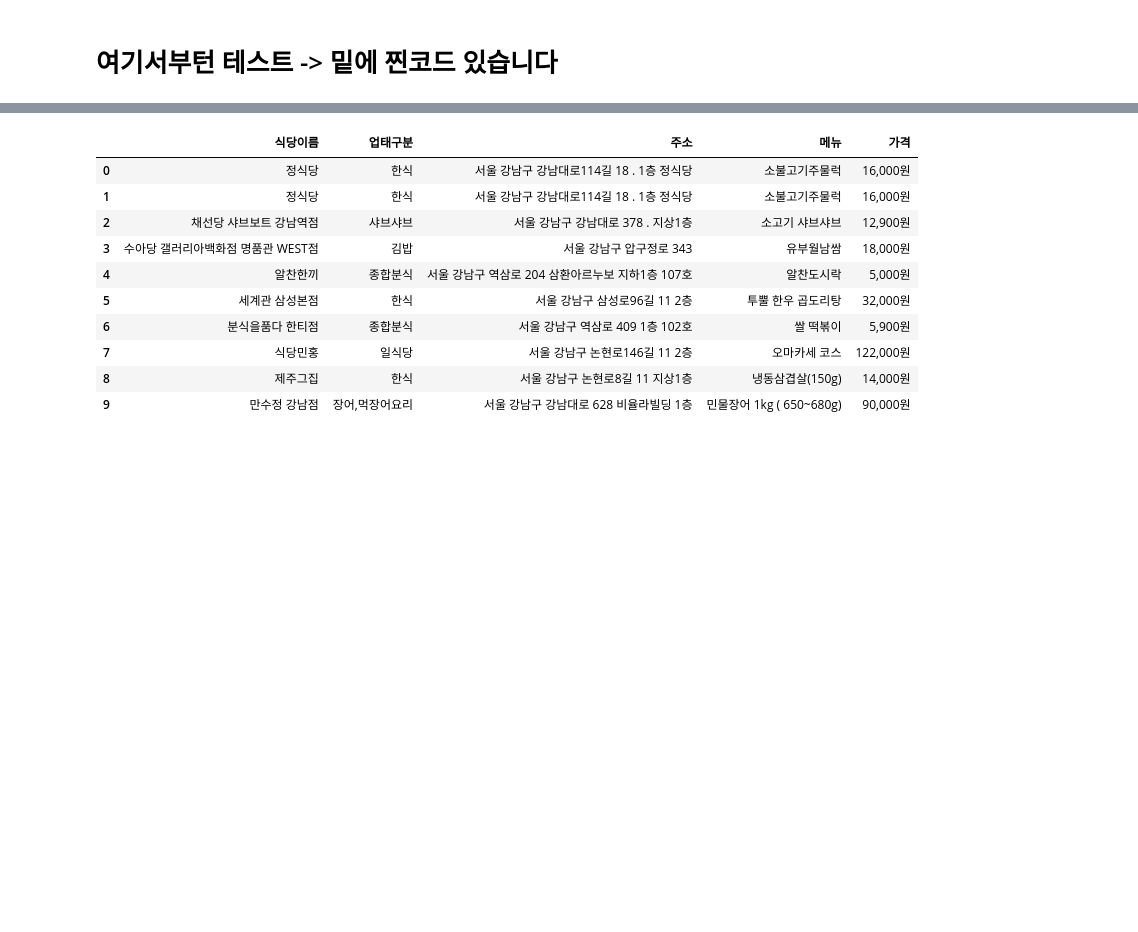
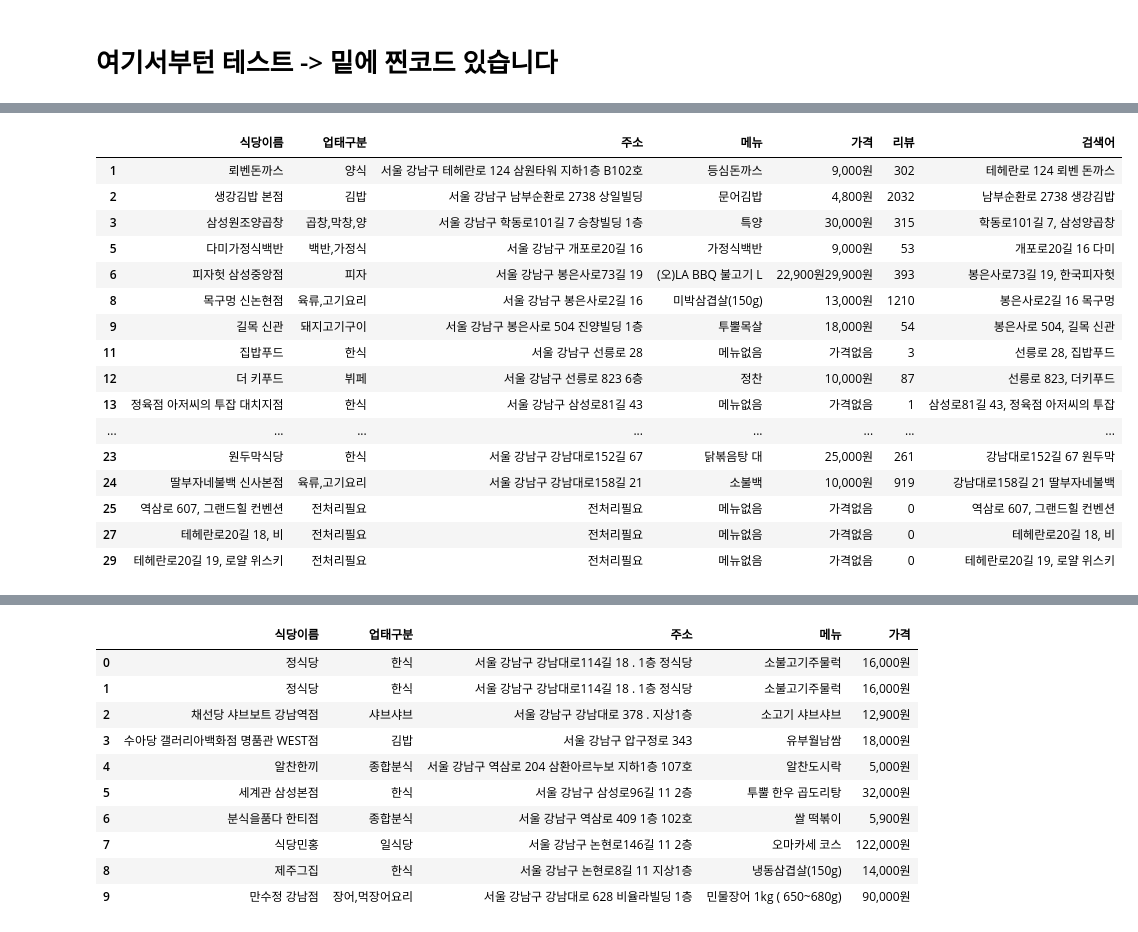
Before and after one commit to Lunch-Lab/data, a Jupyter notebook: naver_매장정보_크롤링(2).ipynb, the cells around one changed output, grey strips where cells are left out. Cells and saved outputs as stored; diff of their text form; code cells hidden in the pictures; blank space fills up the shorter version.

```diff
--- a/naver_매장정보_크롤링(2).ipynb
+++ b/naver_매장정보_크롤링(2).ipynb
@@ -312,0 +347,20 @@ df_test_result
+# %%
+df_test_result
+# %% [output]
+|  | 식당이름 | 업태구분 | 주소 | 메뉴 | 가격 | 리뷰 | 검색어 |
+| 1 | 뢰벤돈까스 | 양식 | 서울 강남구 테헤란로 124 삼원타워 지하1층 B102호 | 등심돈까스 | 9,000원 | 302 | 테헤란로 124 뢰벤 돈까스 |
+| 2 | 생강김밥 본점 | 김밥 | 서울 강남구 남부순환로 2738 상일빌딩 | 문어김밥 | 4,800원 | 2032 | 남부순환로 2738 생강김밥 |
+| 3 | 삼성원조양곱창 | 곱창,막창,양 | 서울 강남구 학동로101길 7 승창빌딩 1층 | 특양 | 30,000원 | 315 | 학동로101길 7, 삼성양곱창 |
+| 5 | 다미가정식백반 | 백반,가정식 | 서울 강남구 개포로20길 16 | 가정식백반 | 9,000원 | 53 | 개포로20길 16 다미 |
+| 6 | 피자헛 삼성중앙점 | 피자 | 서울 강남구 봉은사로73길 19 | (오)LA BBQ 불고기 L | 22,900원29,900원 | 393 | 봉은사로73길 19, 한국피자헛 |
+| 8 | 목구멍 신논현점 | 육류,고기요리 | 서울 강남구 봉은사로2길 16 | 미박삼겹살(150g) | 13,000원 | 1210 | 봉은사로2길 16 목구멍 |
+| 9 | 길목 신관 | 돼지고기구이 | 서울 강남구 봉은사로 504 진양빌딩 1층 | 투뿔목살 | 18,000원 | 54 | 봉은사로 504, 길목 신관 |
+| 11 | 집밥푸드 | 한식 | 서울 강남구 선릉로 28 | 메뉴없음 | 가격없음 | 3 | 선릉로 28, 집밥푸드 |
+| 12 | 더 키푸드 | 뷔페 | 서울 강남구 선릉로 823 6층 | 정찬 | 10,000원 | 87 | 선릉로 823, 더키푸드 |
+| 13 | 정육점 아저씨의 투잡 대치지점 | 한식 | 서울 강남구 삼성로81길 43 | 메뉴없음 | 가격없음 | 1 | 삼성로81길 43, 정육점 아저씨의 투잡 |
+| ... | ... | ... | ... | ... | ... | ... | ... |
+| 23 | 원두막식당 | 한식 | 서울 강남구 강남대로152길 67 | 닭볶음탕 대 | 25,000원 | 261 | 강남대로152길 67 원두막 |
+| 24 | 딸부자네불백 신사본점 | 육류,고기요리 | 서울 강남구 강남대로158길 21 | 소불백 | 10,000원 | 919 | 강남대로158길 21 딸부자네불백 |
+| 25 | 역삼로 607, 그랜드힐 컨벤션 | 전처리필요 | 전처리필요 | 메뉴없음 | 가격없음 | 0 | 역삼로 607, 그랜드힐 컨벤션 |
+| 27 | 테헤란로20길 18, 비 | 전처리필요 | 전처리필요 | 메뉴없음 | 가격없음 | 0 | 테헤란로20길 18, 비 |
+| 29 | 테헤란로20길 19, 로얄 위스키 | 전처리필요 | 전처리필요 | 메뉴없음 | 가격없음 | 0 | 테헤란로20길 19, 로얄 위스키 |
```
Also changed, not shown: parts of 26 cells of this notebook.
